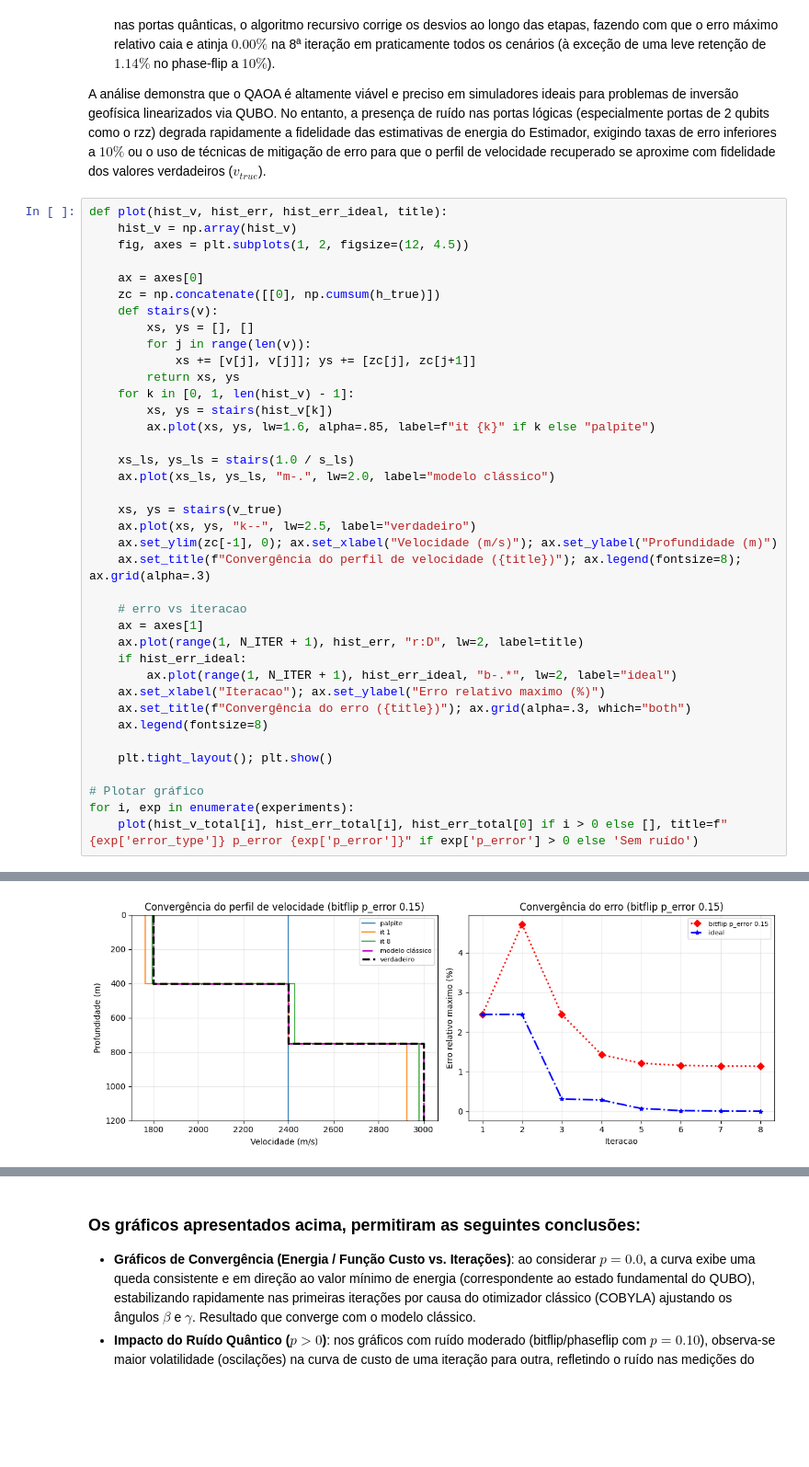
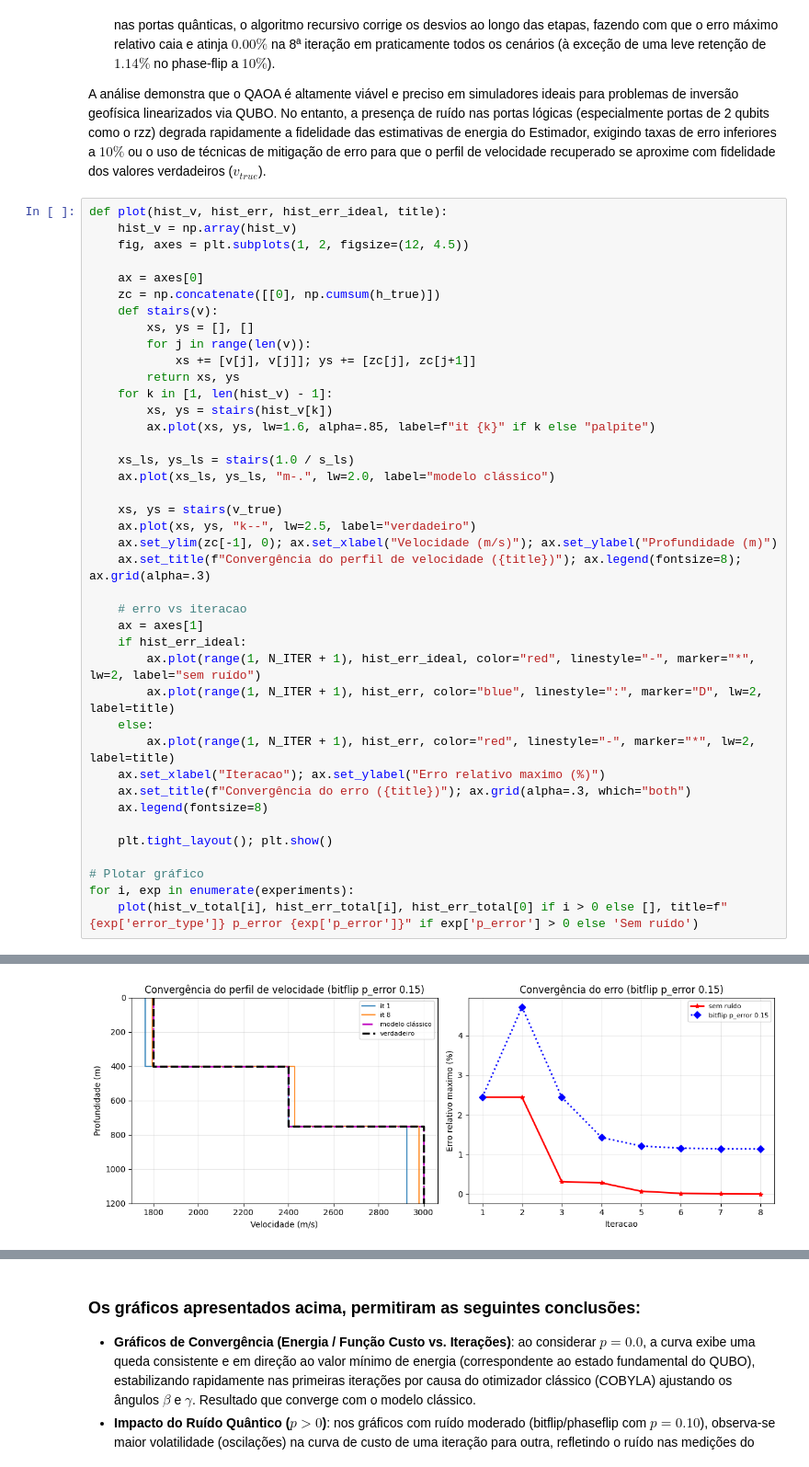
Before and after one commit to irajamuller/tecnologias-quanticas, a Jupyter notebook: Otimizacao_geo1.ipynb, the cells around one changed output, grey strips where cells are left out. Shown at 92% size. Saved outputs shown, nothing was run; the diff lists cells and outputs as text; blank space fills up the shorter version.

```diff
--- a/Otimizacao_geo1.ipynb
+++ b/Otimizacao_geo1.ipynb
@@ -535,7 +535,7 @@ def plot(hist_v, hist_err, hist_err_ideal, title):
 		for j in range(len(v)):
 			xs += [v[j], v[j]]; ys += [zc[j], zc[j+1]]
 		return xs, ys
-	for k in [0, 1, len(hist_v) - 1]:
+	for k in [1, len(hist_v) - 1]:
 		xs, ys = stairs(hist_v[k])
 		ax.plot(xs, ys, lw=1.6, alpha=.85, label=f"it {k}" if k else "palpite")
 
@@ -549,9 +549,11 @@ def plot(hist_v, hist_err, hist_err_ideal, title):
 
 	# erro vs iteracao
 	ax = axes[1]
-	ax.plot(range(1, N_ITER + 1), hist_err, "r:D", lw=2, label=title)
 	if hist_err_ideal:
-		ax.plot(range(1, N_ITER + 1), hist_err_ideal, "b-.*", lw=2, label="ideal")
+		ax.plot(range(1, N_ITER + 1), hist_err_ideal, color="red", linestyle="-", marker="*", lw=2, label="sem ruído")
+		ax.plot(range(1, N_ITER + 1), hist_err, color="blue", linestyle=":", marker="D", lw=2, label=title)
+	else:
+		ax.plot(range(1, N_ITER + 1), hist_err, color="red", linestyle="-", marker="*", lw=2, label=title)
 	ax.set_xlabel("Iteracao"); ax.set_ylabel("Erro relativo maximo (%)")
 	ax.set_title(f"Convergência do erro ({title})"); ax.grid(alpha=.3, which="both")
 	ax.legend(fontsize=8)
@@ -567 +569 @@ for i, exp in enumerate(experiments):
-[figure, old version]
+[figure, new version]
```
Also changed, not shown: parts of 1 cell of this notebook, 29 other files.
